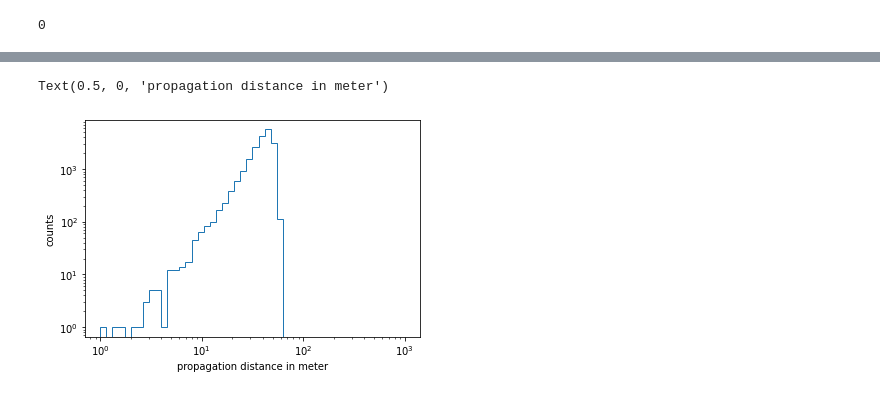
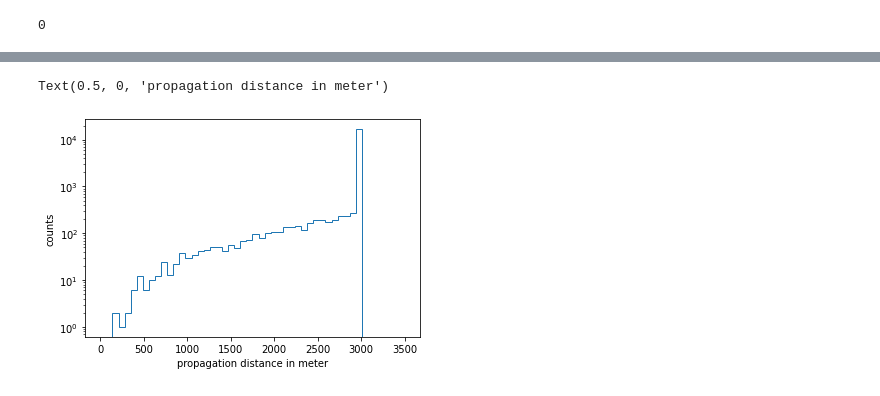
Before and after one commit to pascalgutjahr/muon-deflection-paper, a Jupyter notebook: deflection/compare_MUSIC.ipynb, the cells around one changed output, grey strips where cells are left out. Saved outputs shown, nothing was run; the diff lists cells and outputs as text; code cells hidden in the pictures.

```diff
--- a/deflection/compare_MUSIC.ipynb
+++ b/deflection/compare_MUSIC.ipynb
@@ -61,15 +61,15 @@ plt.legend()
 # %%
 # propagation distance
-bins = np.logspace(0, 3, 51)
+bins = np.linspace(0, 3500, 51)
 
-plt.hist(df.distances/1e2, bins=bins, histtype='step')
+plt.hist(df.distances, bins=bins, histtype='step')
 plt.yscale('log')
-plt.xscale('log')
+# plt.xscale('log')
 plt.ylabel('counts')
 plt.xlabel('propagation distance in meter')
 # %% [output]
 Text(0.5, 0, 'propagation distance in meter')
-[figure, old version]
+[figure, new version]
 # %%
 # Deflection
 fig, ax = plt.subplots(1, 2, figsize=(12, 6))
```
Also changed, not shown: parts of 5 cells of this notebook, 1 other file.
